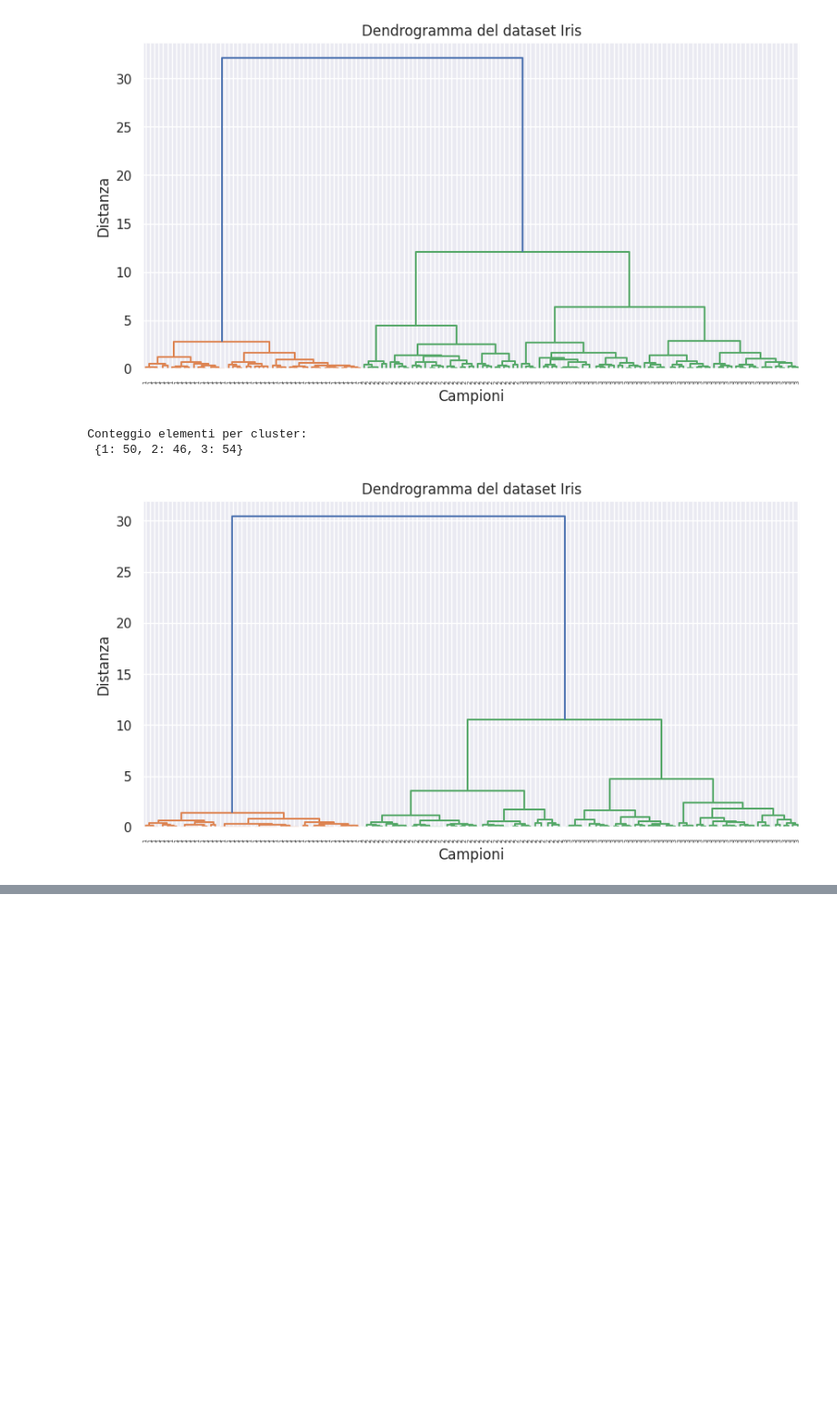
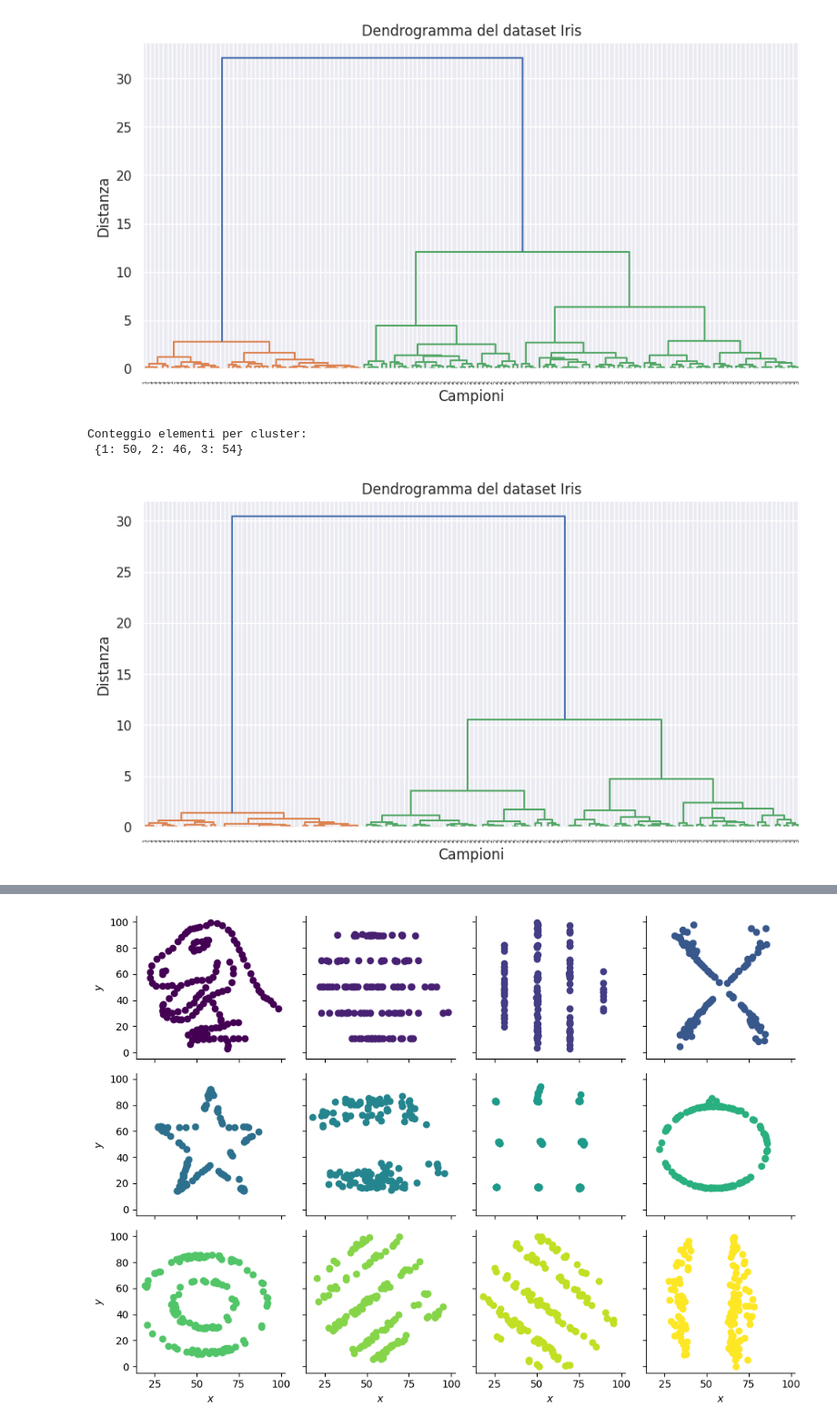
Before and after one commit to Undersk0re/machine-learning-course, a Jupyter notebook: Example/09-seaborn_plot.ipynb, the cells around one changed output, grey strips where cells are left out. Shown at 91% size. Drawn from its saved outputs; the diff is of its cells as text; code cells hidden in the pictures; blank space fills up the shorter version.

```diff
--- a/Example/09-seaborn_plot.ipynb
+++ b/Example/09-seaborn_plot.ipynb
@@ -441,0 +448,56 @@ Conteggio elementi per cluster:
+# %%
+import pandas as pd
+import matplotlib.pyplot as plt
+import seaborn as sns
+
+
+
+url = "https://raw.githubusercontent.com/probml/probml-data/main/data/DatasaurusDozen.tsv"
+df = pd.read_csv(url, sep="\t")
+
+dataset_names = ["dino","h_lines","v_lines","x_shape","star","high_lines","dots",
+                 "circle","bullseye","slant_up","slant_down","wide_lines",]
+
+fig, axes = plt.subplots(nrows=3, ncols=4, sharex=True, sharey=True, figsize=(10, 7))
+
+axs = []
+for row in axes:
+    for ax in row:
+        axs.append(ax)
+
+#color_map = plt.cm.get_cmap(lut=12) # deprecated
+color_map = plt.get_cmap('viridis').resampled(12)
+color_map = plt.colormaps['viridis'].resampled(12)
+
+for i, name in enumerate(dataset_names):
+    #print(name)
+    name_index = df["dataset"] == name
+    data_df = df[name_index]
+    data_df = data_df.sort_values(by="x")
+    x = data_df["x"].values.reshape(-1, 1)
+    y = data_df["y"].values.reshape(-1, 1)
+
+    data = {"x": x, "y": y, "name": name}
+
+    ax = axs[i]
+
+    # Replace the following line with your own plotting logic
+    ax.scatter(data["x"], data["y"], label=name, color=color_map(i))
+
+    if i >= 8:
+        ax.set_xlabel("$x$")
+    if i % 4 == 0:
+        ax.set_ylabel("$y$")
+
+    mean_x = data_df["x"].to_numpy().mean()
+    mean_y = data_df["y"].to_numpy().mean()
+    # all distrib have near the same values
+    #print(data_df[["x", "y"]].agg(["count", "mean", "var"]), end="\n\n")
+
+    sns.despine()
+
+plt.tight_layout()
+#plt.savefig("datasaurus12.pdf")
+plt.show()
+# %% [output]
+[figure, added]
```
Also changed, not shown: parts of 8 cells of this notebook, 1 other file.
